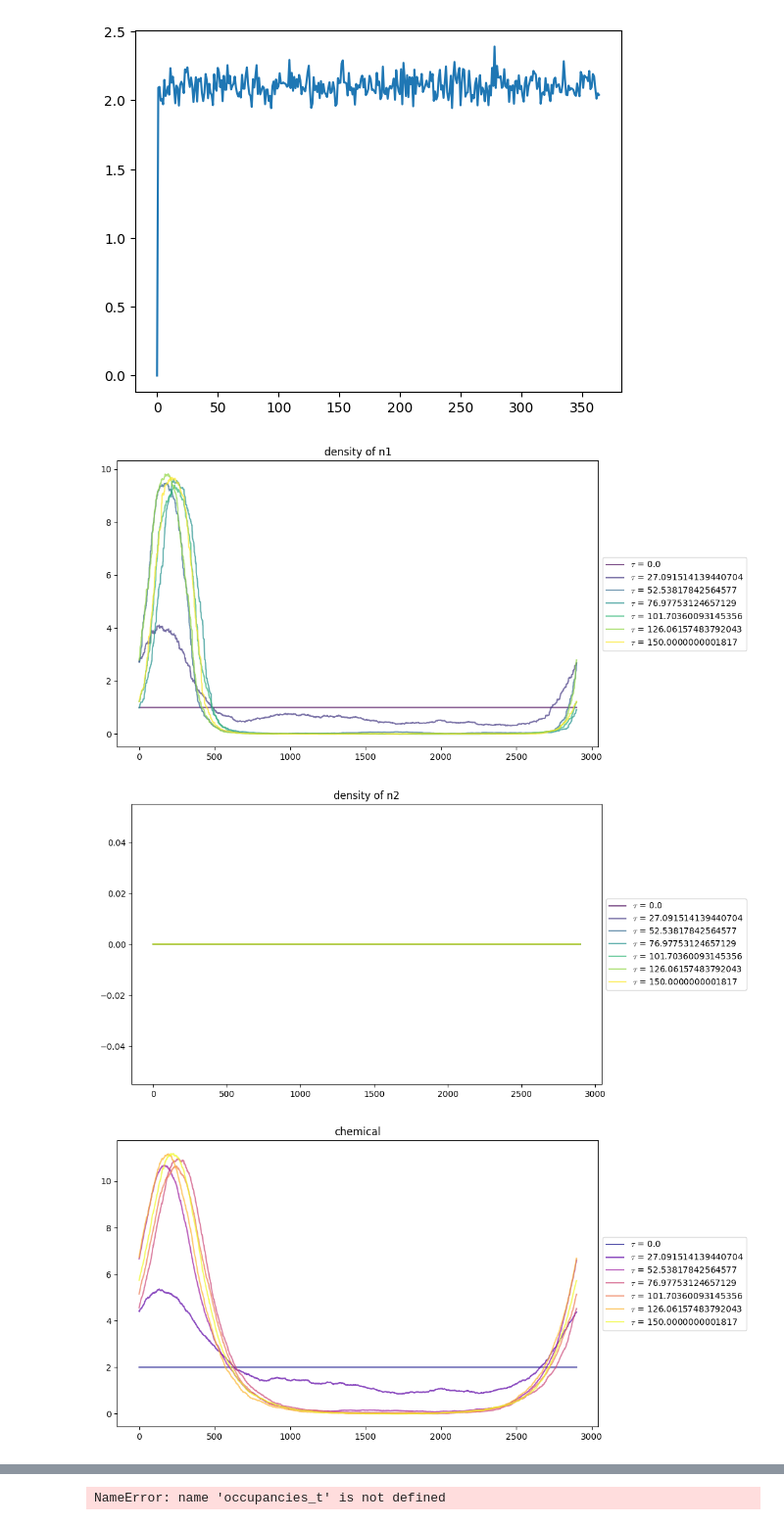
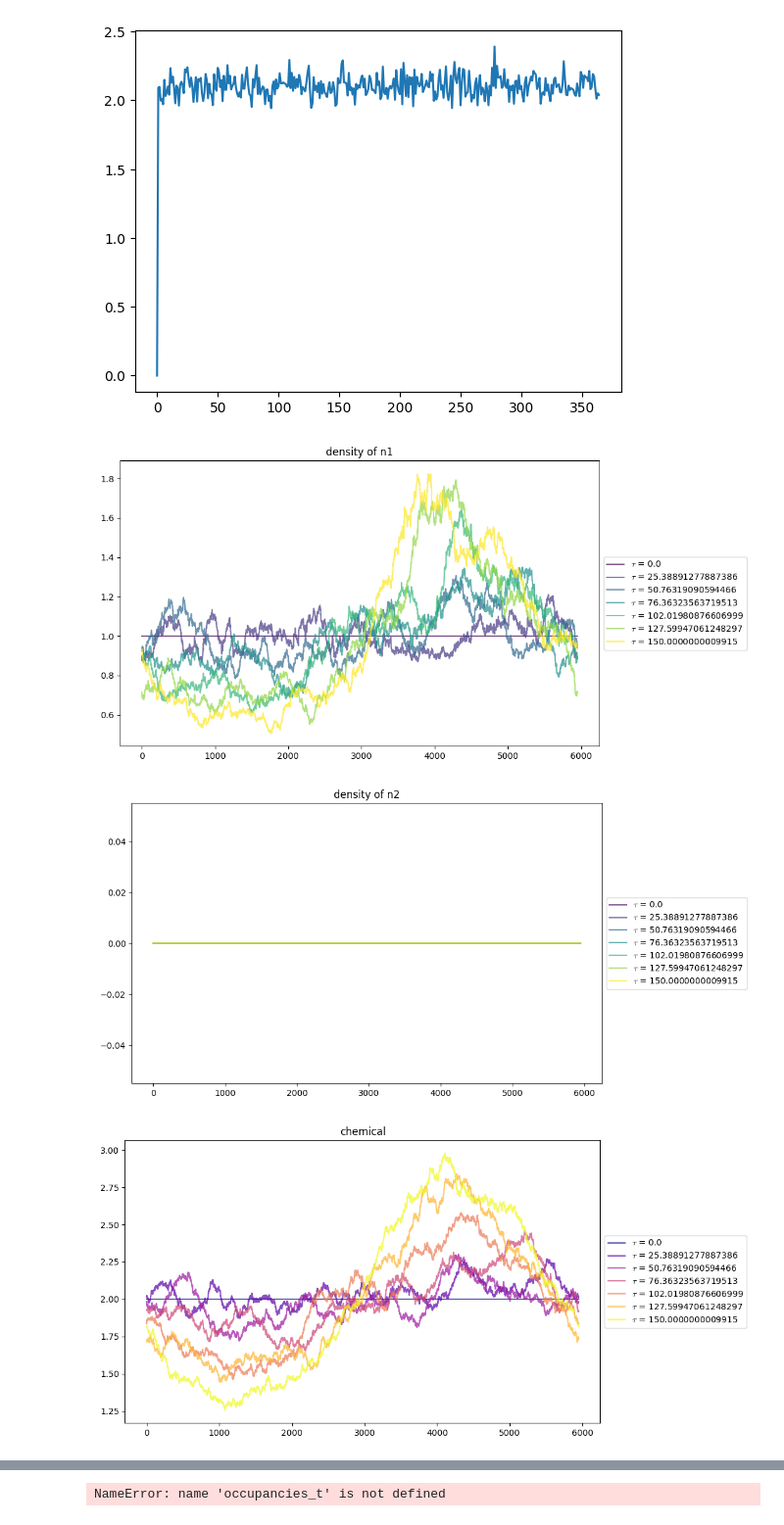
Before and after one commit to HappyTurtle99/Microscopic, a Jupyter notebook: visualize_gennaro.ipynb, the cells around one changed output, grey strips where cells are left out. Shown at 98% size. Cells and saved outputs as stored; diff of their text form; code cells hidden in the pictures.

```diff
--- a/visualize_gennaro.ipynb
+++ b/visualize_gennaro.ipynb
@@ -140,15 +145,15 @@ plt.plot([np.var(occupancies_t[i, 0,:]) for i in range(occupancies_t.shape[0])])
 # %%
 from helper_functions import *
 
-path = '/scratch03.local/gtucci/micro/julia/window_t_L_12.56_Nsites_2900.00_Tfinal_150.00_2026-05-19_155535'
+path = '/scratch03.local/gtucci/micro/julia/homogenous_5950.00_sites_L_35.0Dc3.00kappa0.12_lambda5.00_2026-09-24_145947_new'
 occupancies_t, tau_t, _, _, _ = load_sim(path)
-w = int(occupancies_t.shape[2] ** delta) // 2
+w = int(occupancies_t.shape[2] ** 1) // 32
 
 plot_results(occupancies_t, tau_t, w, 0, 1, 7)
 # %% [output]
-[figure, old version]
+[figure, new version]
-[figure, old version]
+[figure, new version]
-[figure, old version]
+[figure, new version]
 # %%
 from helper_functions import *
 
```
Also changed, not shown: parts of 16 cells of this notebook, 8 other files.
